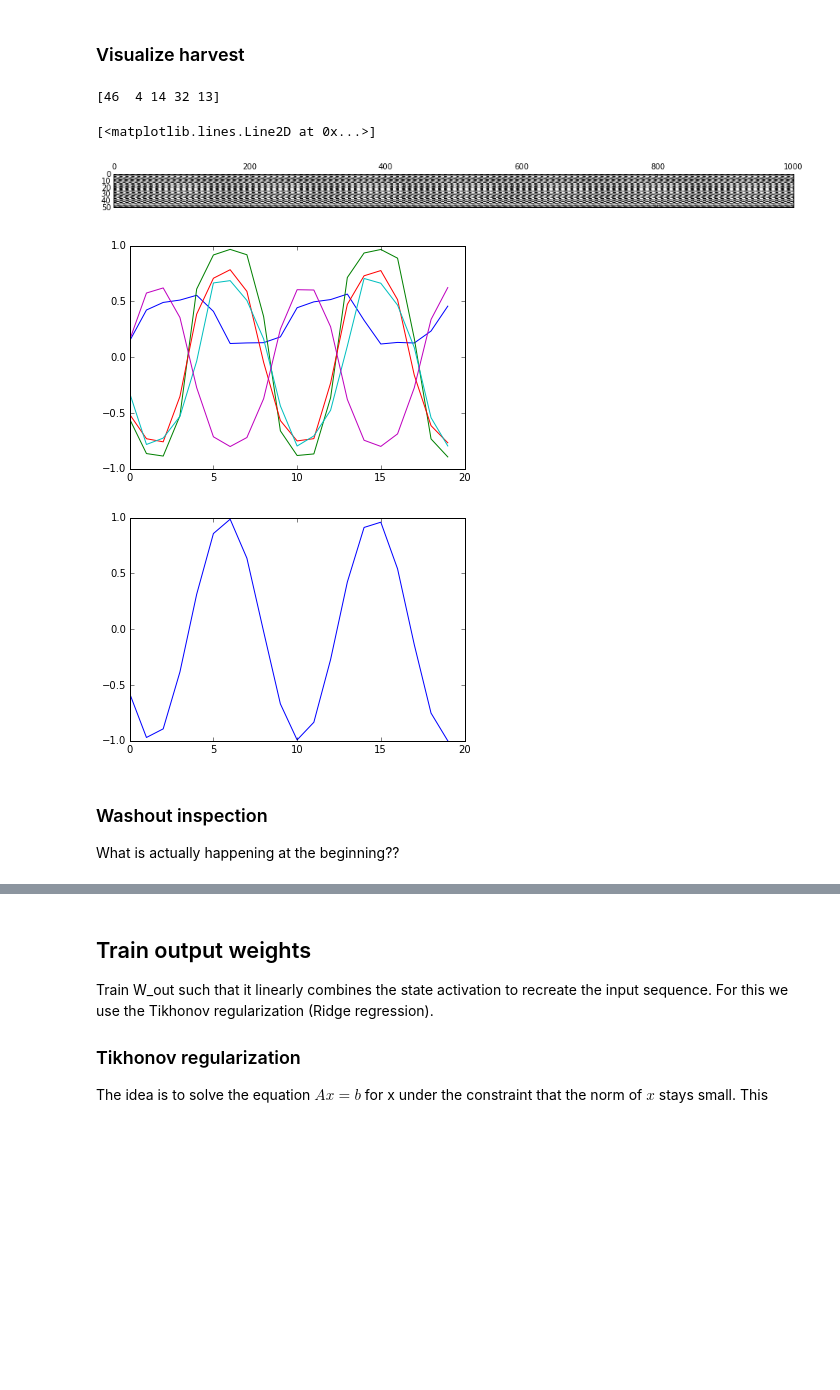
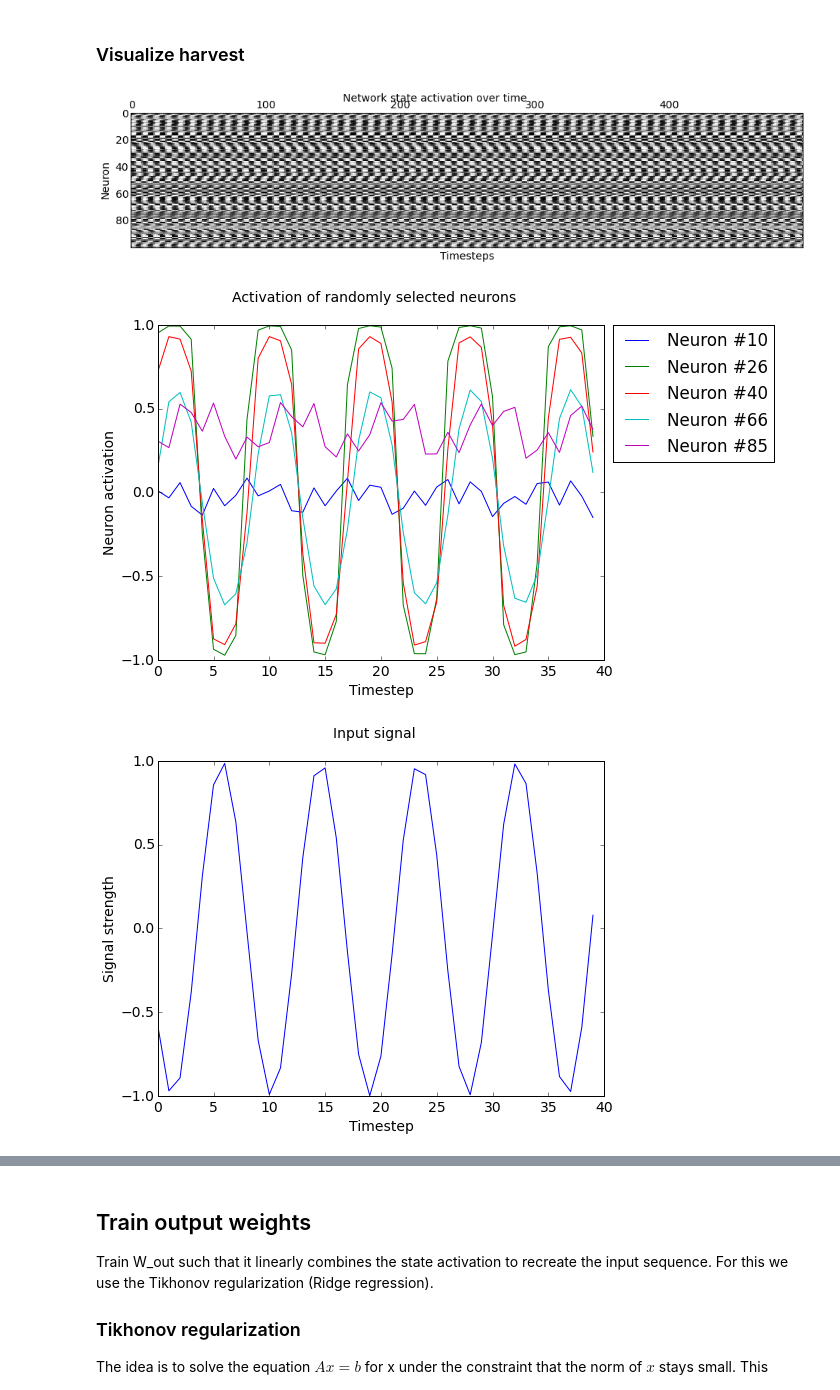
Before and after one commit to kstandvoss/Conceptors, a Jupyter notebook: Conceptors.ipynb, the cells around one changed output, grey strips where cells are left out. Saved outputs shown, nothing was run; the diff lists cells and outputs as text; code cells hidden in the pictures; blank space fills up the shorter version.

```diff
--- a/Conceptors.ipynb
+++ b/Conceptors.ipynb
@@ -36,0 +36,8 @@ plt.matshow(W_unscaled.todense(), cmap=plt.cm.gray);
+# %%
+# initialize random weights
+W_unscaled = sprandn(N,N,netConn)
+
+plt.matshow(W_unscaled, cmap=plt.cm.gray);
+plt.suptitle("Visualization of random sparse weight matrix");
+plt.ylabel("Neuron");
+plt.xlabel("Neuron");
@@ -37,15 +46,8 @@ plt.matshow(W_unscaled.todense(), cmap=plt.cm.gray);
 # %% [markdown]
 Now we scale the weight matrix such that the spectral radius (i.e. the largest eigenvalue) becomes 1. Therefore we first need to compute the spectral radius and divide by it.
 # %%
-import numpy as np
-from scipy.sparse import linalg
 import scipy.linalg
-
-# compute the k=1 eigenvalues and corresponding eigenvectors with 'LM': Largest Magnitude
-#specRad, largestEigenvec = np.abs(sparse.linalg.eigs(W_unscaled,k=1,which='LM'))
+# compute the spectral radius (= largest eigenvalue)
 def getSpecRad(m):
     specRad, largestEigenvec = np.abs(scipy.linalg.eigh(m,eigvals=(N-1, N-1)))
-    return specRad
-
-specRad = getSpecRad(W_unscaled.todense())
-print specRad
+    return specRad[0]
@@ -54,6 +54,9 @@ print specRad
 # %%
+specRad = getSpecRad(W_unscaled)
+print "Spectral radius of the random matrix: {}".format(specRad)
+
 W_raw = W_unscaled/specRad * 1.5
 
 # the new spectral radius is 1.5
-getSpecRad(W_raw)
+print "Now the spectral radius is {}".format(getSpecRad(W_raw))
 # %% [output]
@@ -143,24 +143,30 @@ for t in xrange(washoutTimesteps + learnTimesteps):
 ### Visualize harvest
 # %%
 # show the states over time
-plt.matshow(stateCollector, cmap=plt.cm.gray);
+plt.matshow(stateCollector[:,0:500], cmap=plt.cm.gray);
+plt.suptitle("Network state activation over time");
+plt.xlabel("Timesteps");
+plt.ylabel("Neuron");
 
 # plot 5 randomly selected neurons
 plt.figure();
 neuron_idxs = np.random.permutation(range(N))[0:5]
-print neuron_idxs
-for i in neuron_idxs:
-    plt.plot(stateCollector[i ,0:20]);
+neuron_idxs.sort()
+for i, neuron in enumerate(neuron_idxs):
+    plt.plot(stateCollector[neuron ,0:40], label="Neuron #{}".format(neuron));
+plt.suptitle("Activation of randomly selected neurons");
+plt.legend(loc='upper left', bbox_to_anchor=(1.02, 1), borderaxespad=0.);
+plt.xlabel("Timestep");
+plt.ylabel("Neuron activation");
+
 
 # plot input
 plt.figure();
-plt.plot(inputCollector[0,0:20]);
+plt.plot(inputCollector[0,0:40]);
+plt.suptitle("Input signal");
+plt.xlabel("Timestep");
+plt.ylabel("Signal strength");
 # %% [output]
-[46  4 14 32 13]
-[<matplotlib.lines.Line2D at 0x...>]
-[figure, old version]
+[figure, new version]
-[figure, old version]
+[figure, new version]
-[figure, old version]
+[figure, new version]
-# %% [markdown]
-### Washout inspection
-What is actually happening at the beginning??
```
Also changed, not shown: parts of 22 cells of this notebook, 1 other file.
